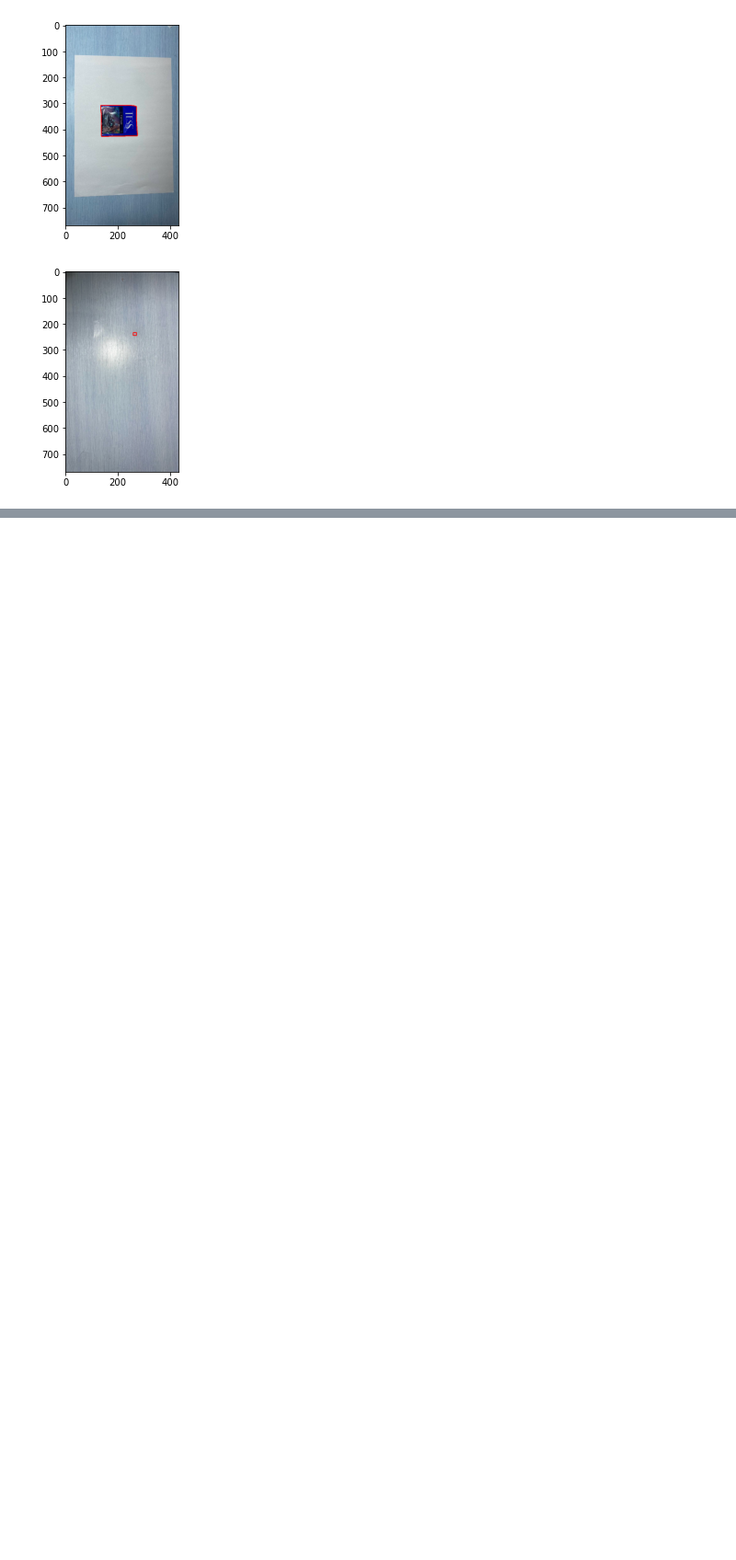
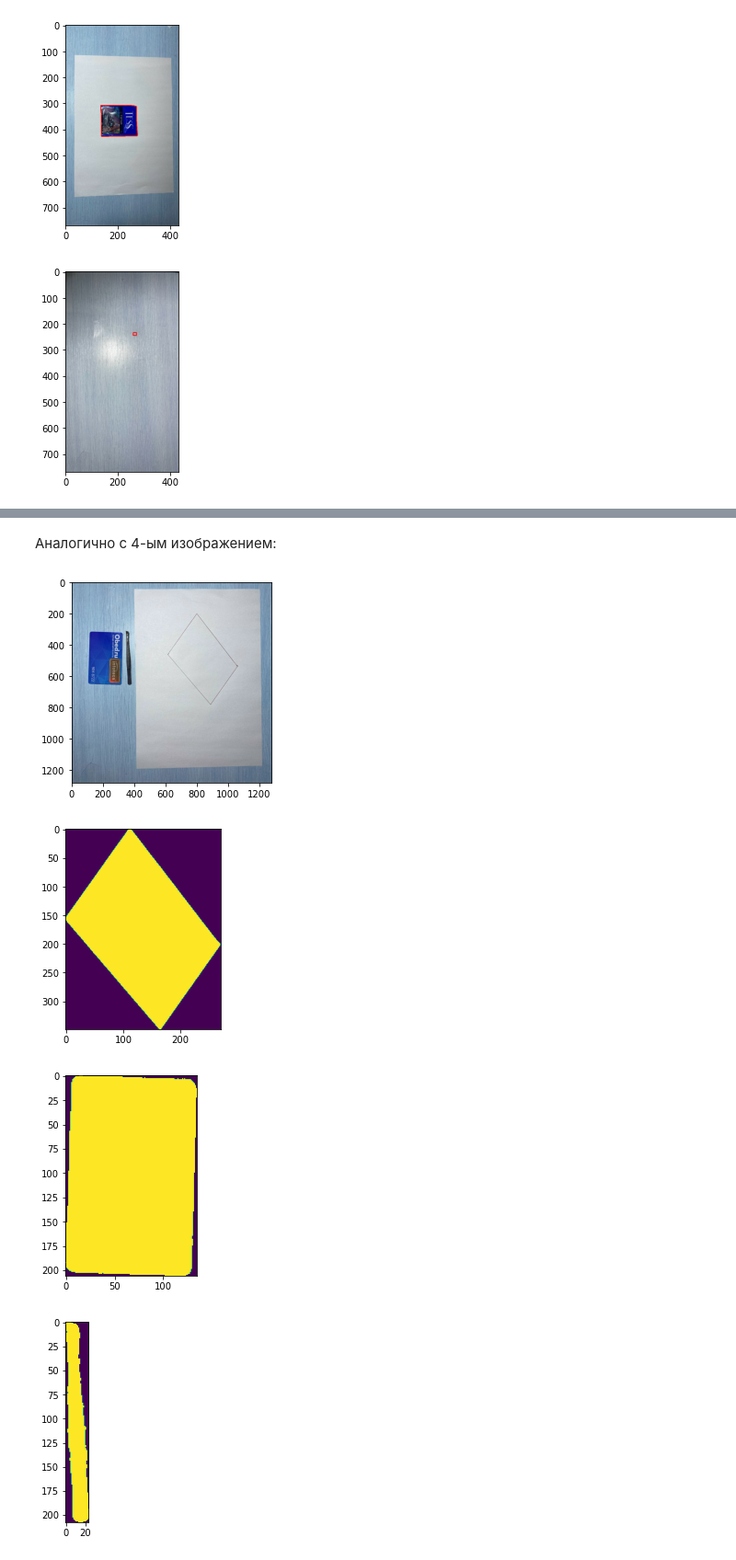
Before and after one commit to ayu-f/IntelligentPlacer, a Jupyter notebook: second_iter.ipynb, the cells around one changed output, grey strips where cells are left out. Shown: that part at 92% size. Saved outputs shown, nothing was run; the diff lists cells and outputs as text; code cells hidden in the pictures; blank space fills up the shorter version.

```diff
--- a/first_it.ipynb
+++ b/second_iter.ipynb
@@ -59,0 +81,17 @@ for image in listdir(path_to_folder):
+# %% [markdown]
+Аналогично с 4-ым изображением:
+# %%
+n = 4
+plt.imshow(cv2.imread("images/dataset/4.jpg", cv2.COLOR_BGR2GRAY))
+plt.show()
+plt.imshow(polygon[n].mask)
+plt.show()
+
+for obj in object_set[n]:
+    plt.imshow(obj.mask)
+    plt.show()
+# %% [output]
+[figure, added]
+[figure, added]
+[figure, added]
+[figure, added]
```
Also changed, not shown: parts of 6 cells of this notebook, 2 other files.
